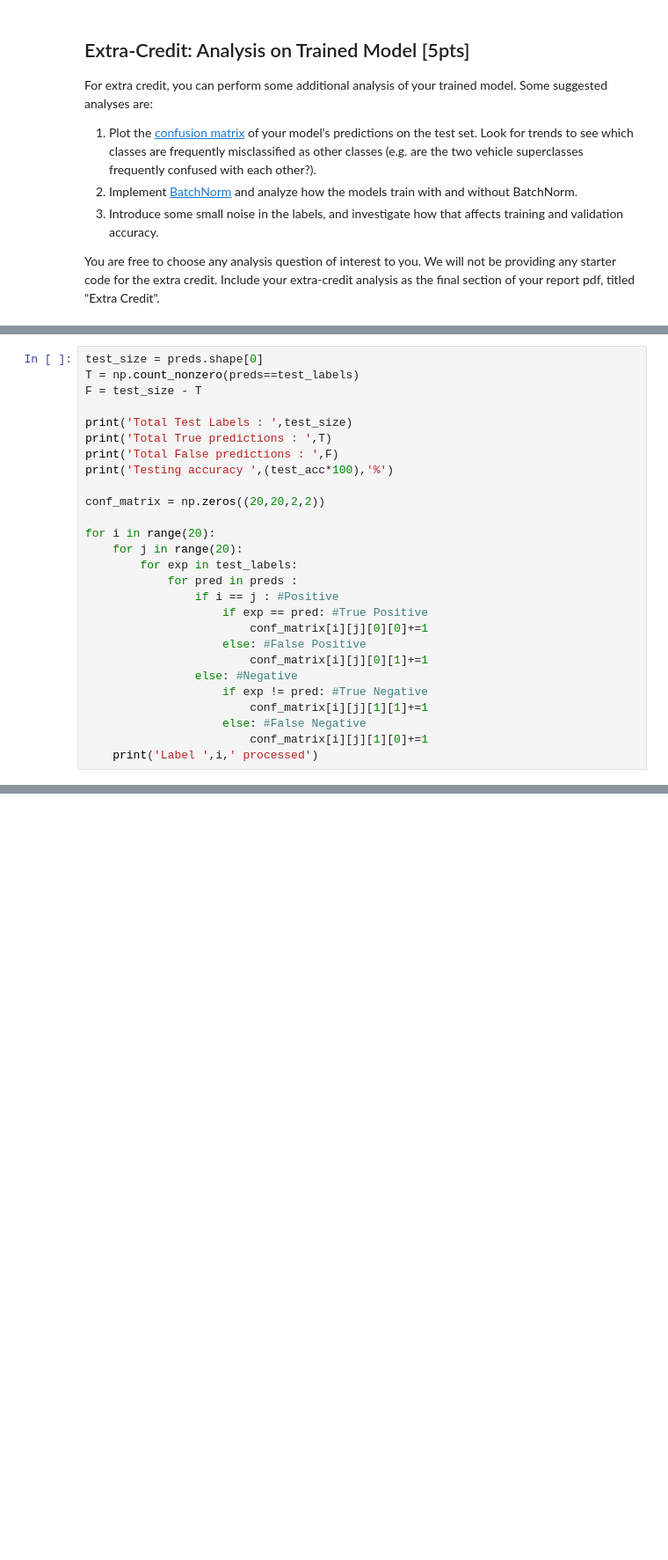
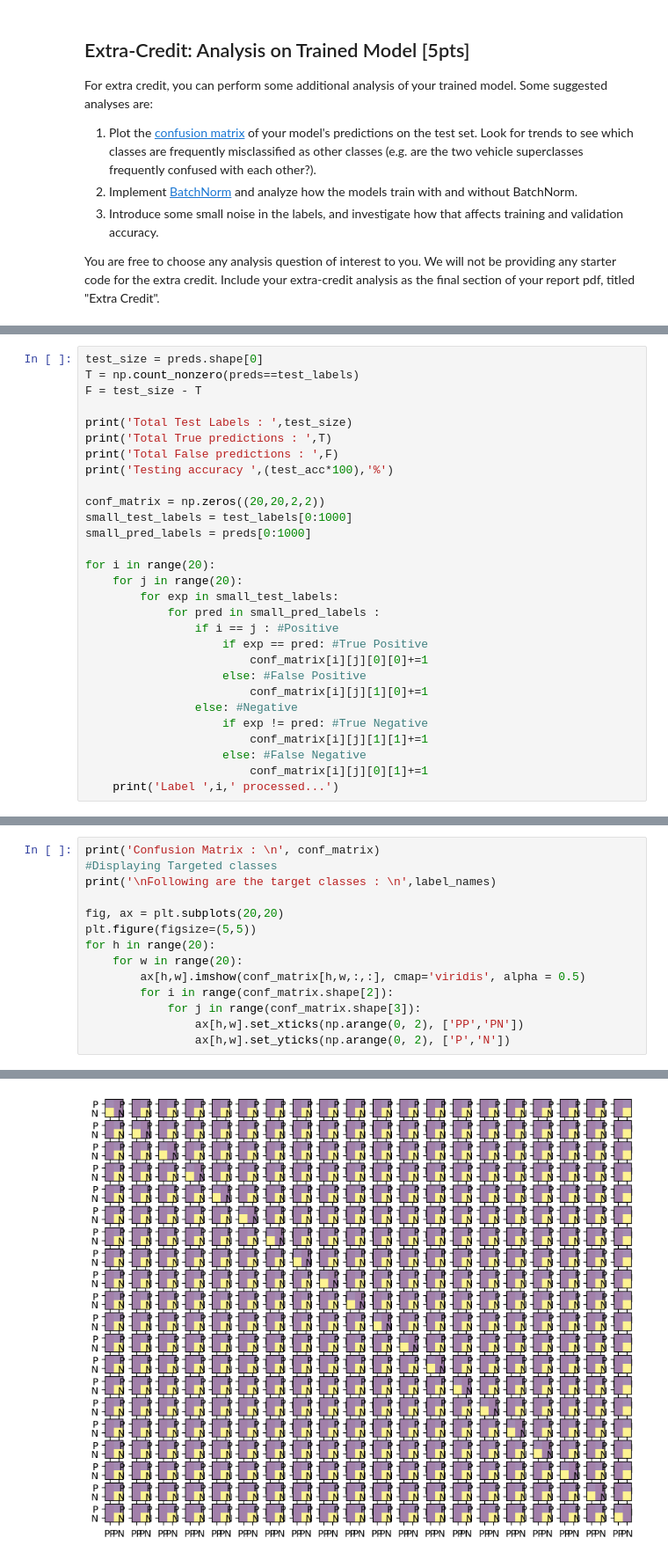
Before and after one commit to snehabandi/Deep-Learning-and-its-Applications, a Jupyter notebook: assignment1/Problem_2.ipynb, the cells around one changed output, grey strips where cells are left out. Shown at 88% size. Drawn from its saved outputs; the diff is of its cells as text; blank space fills up the shorter version.

```diff
--- a/assignment1/Problem_2.ipynb
+++ b/assignment1/Problem_2.ipynb
@@ -597,22 +653,24 @@ print('Total False predictions : ',F)
 print('Testing accuracy ',(test_acc*100),'%')
 
 conf_matrix = np.zeros((20,20,2,2))
+small_test_labels = test_labels[0:1000]
+small_pred_labels = preds[0:1000]
 
 for i in range(20):
     for j in range(20):
-        for exp in test_labels:
-            for pred in preds :
+        for exp in small_test_labels:
+            for pred in small_pred_labels :
                 if i == j : #Positive
                     if exp == pred: #True Positive
                         conf_matrix[i][j][0][0]+=1
                     else: #False Positive
-                        conf_matrix[i][j][0][1]+=1
+                        conf_matrix[i][j][1][0]+=1
                 else: #Negative
                     if exp != pred: #True Negative
                         conf_matrix[i][j][1][1]+=1
                     else: #False Negative
-                        conf_matrix[i][j][1][0]+=1
-    print('Label ',i,' processed')
+                        conf_matrix[i][j][0][1]+=1
+    print('Label ',i,' processed...')
 # %% [output]
 Total Test Labels :  10000
 Total True predictions :  509
@@ -628,0 +694,15 @@ plt.imshow(visual_matrix)
+# %%
+print('Confusion Matrix : \n', conf_matrix)
+#Displaying Targeted classes
+print('\nFollowing are the target classes : \n',label_names)
+
+fig, ax = plt.subplots(20,20)
+plt.figure(figsize=(5,5))
+for h in range(20):
+    for w in range(20):
+        ax[h,w].imshow(conf_matrix[h,w,:,:], cmap='viridis', alpha = 0.5)
+        for i in range(conf_matrix.shape[2]):
+            for j in range(conf_matrix.shape[3]):
+                ax[h,w].set_xticks(np.arange(0, 2), ['PP','PN'])
+                ax[h,w].set_yticks(np.arange(0, 2), ['P','N'])
+# %% [output]
@@ -628,0 +726 @@ plt.imshow(visual_matrix)
+[figure, added]
```
Also changed, not shown: parts of 7 cells of this notebook.
